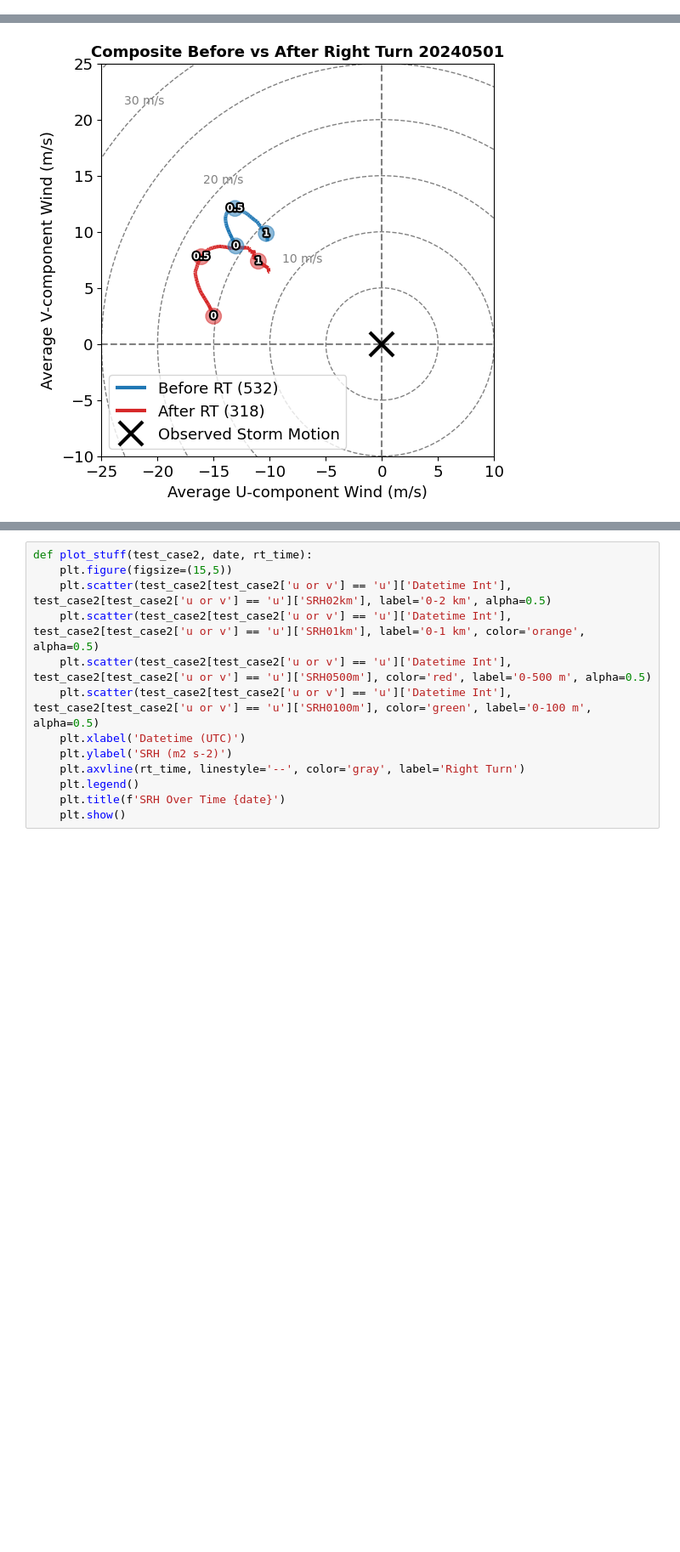
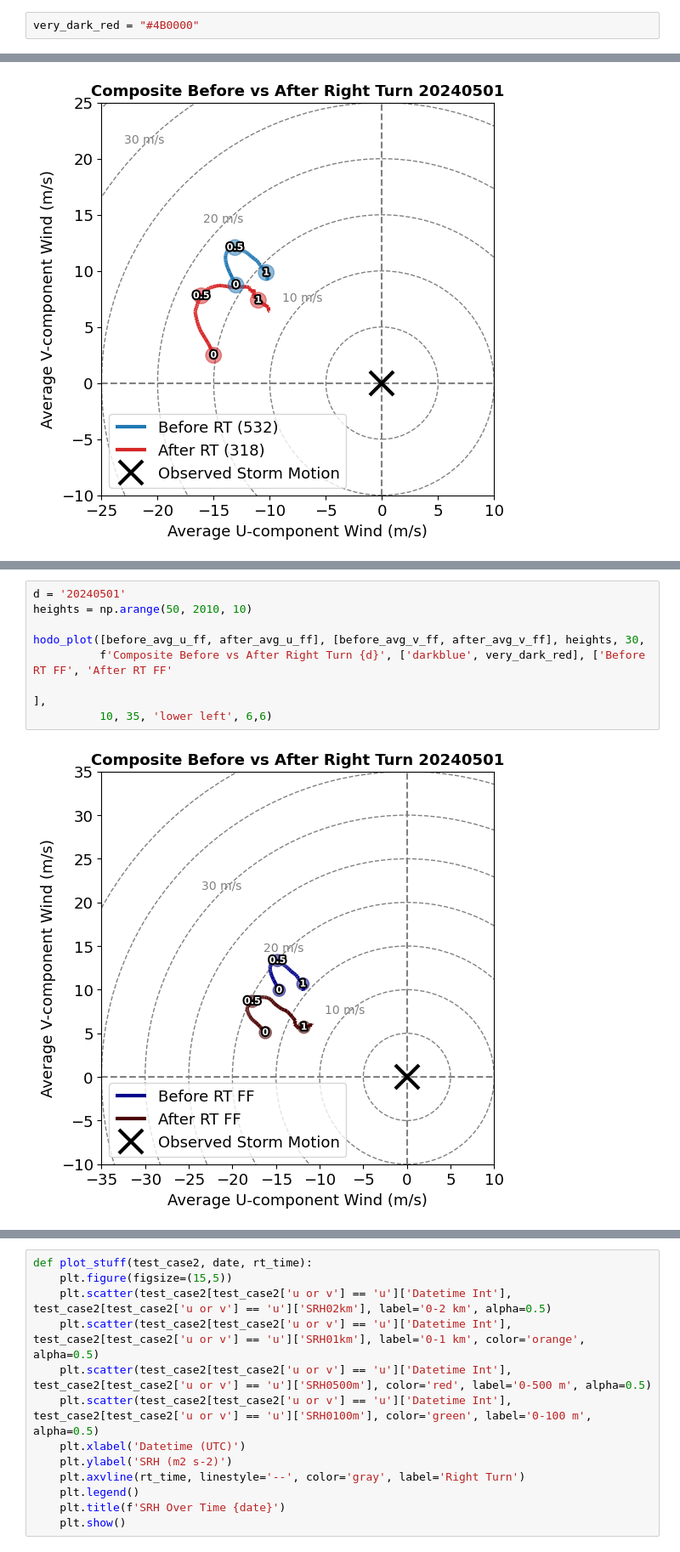
Before and after one commit to JuliaBuhrman/research2024, a Jupyter notebook: rightturn_casecheck.ipynb, the cells around one changed output, grey strips where cells are left out. Shown at 85% size. Cells and saved outputs as stored; diff of their text form; blank space fills up the shorter version.

```diff
--- a/rightturn_casecheck.ipynb
+++ b/rightturn_casecheck.ipynb
@@ -31,6 +31,8 @@ kas = ['ka1', 'ka2']
 heights = np.arange(50, 2010, 10)
 # %%
 weights = [0.05, 0.2, 0.5, 0.2, 0.05]
+# %%
+very_dark_red = "#4B0000"
 # %%
 df_all_new = pd.DataFrame()
 #for ka in kas:
@@ -782,0 +839,10 @@ hodo_plot([bef_u, af_u], [bef_v, af_v], heights, 25, f'Composite Before vs After
+# %%
+d = '20240501'
+heights = np.arange(50, 2010, 10)
+
+hodo_plot([before_avg_u_ff, after_avg_u_ff], [before_avg_v_ff, after_avg_v_ff], heights, 30,
+          f'Composite Before vs After Right Turn {d}', ['darkblue', very_dark_red], ['Before RT FF', 'After RT FF'
+                                                                                                               ],
+          10, 35, 'lower left', 6,6)
+# %% [output]
+[figure, added]
```
Also changed, not shown: parts of 15 cells of this notebook.
